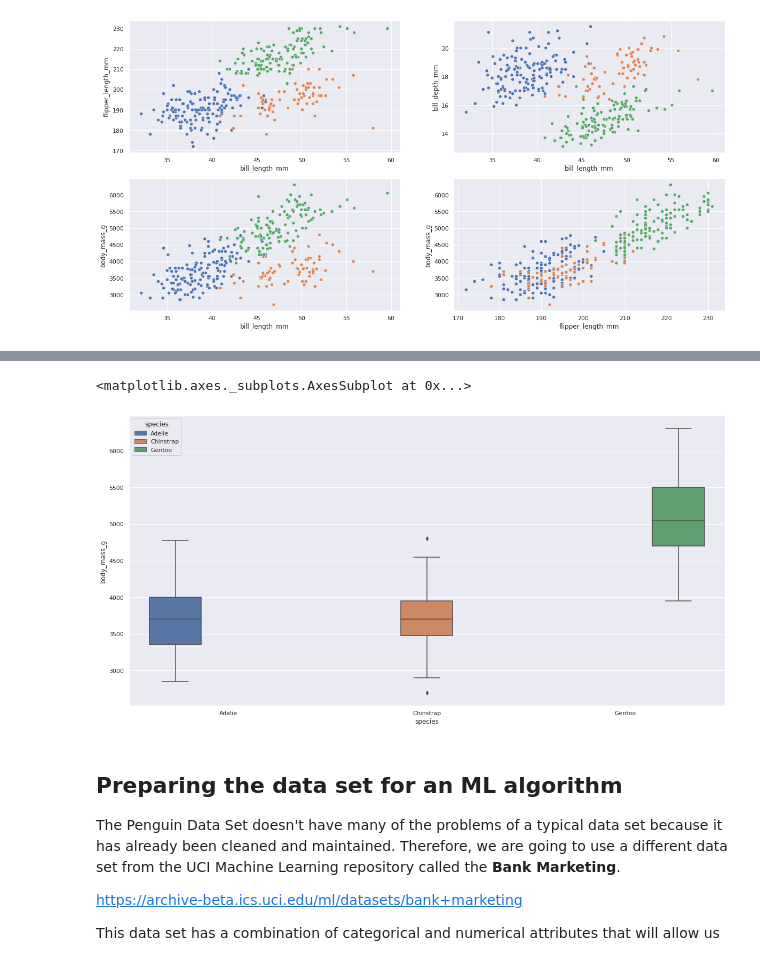
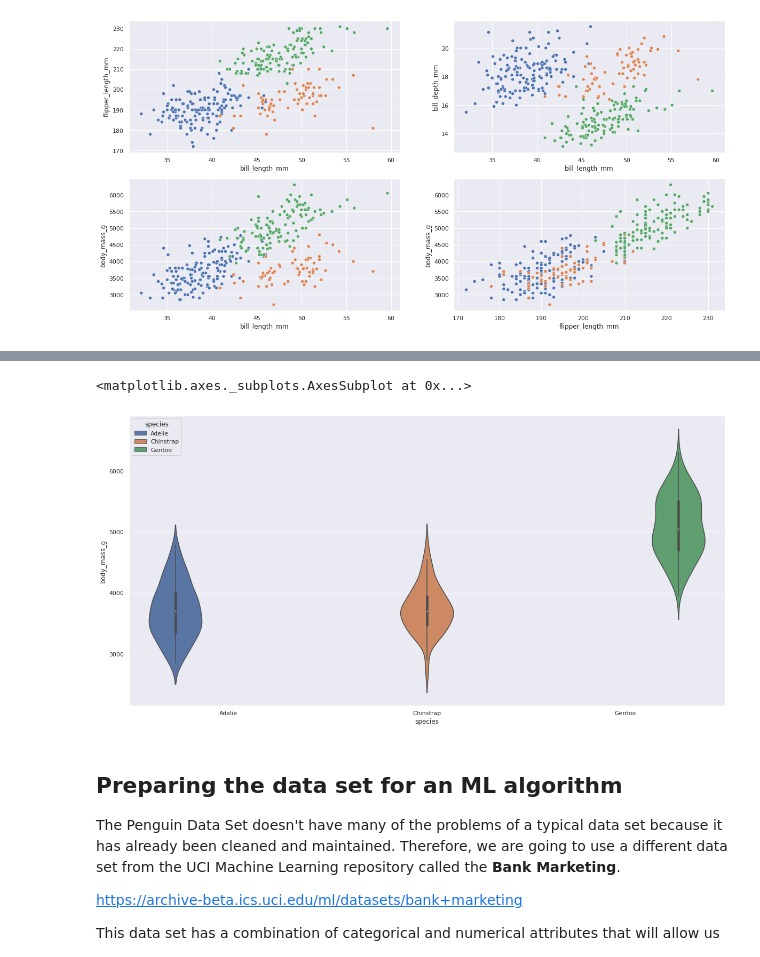
Before and after one commit to r2klabs/CS430Repository, a Jupyter notebook: IntroToPython.ipynb, the cells around one changed output, grey strips where cells are left out. Cells and saved outputs as stored; diff of their text form; code cells hidden in the pictures.

```diff
--- a/IntroToPython.ipynb
+++ b/IntroToPython.ipynb
@@ -197,9 +273,9 @@ sns.pairplot(df,hue="species",diag_kind="hist")
 # %%
 fig = plt.figure(figsize=(20,10))
-sns.boxplot( x="species", y='body_mass_g', data=df, hue='species')
+sns.violinplot( x="species", y='body_mass_g', data=df, hue='species')
 # %% [output]
 <matplotlib.axes._subplots.AxesSubplot at 0x...>
-[figure, old version]
+[figure, new version]
 # %% [markdown]
 ## Preparing the data set for an ML algorithm
 The Penguin Data Set doesn't have many of the problems of a typical data set because it has already been cleaned and maintained.  Therefore, we are going to use a different data set from the UCI Machine Learning repository called the **Bank Marketing**.
```
Also changed, not shown: parts of 48 cells of this notebook.
